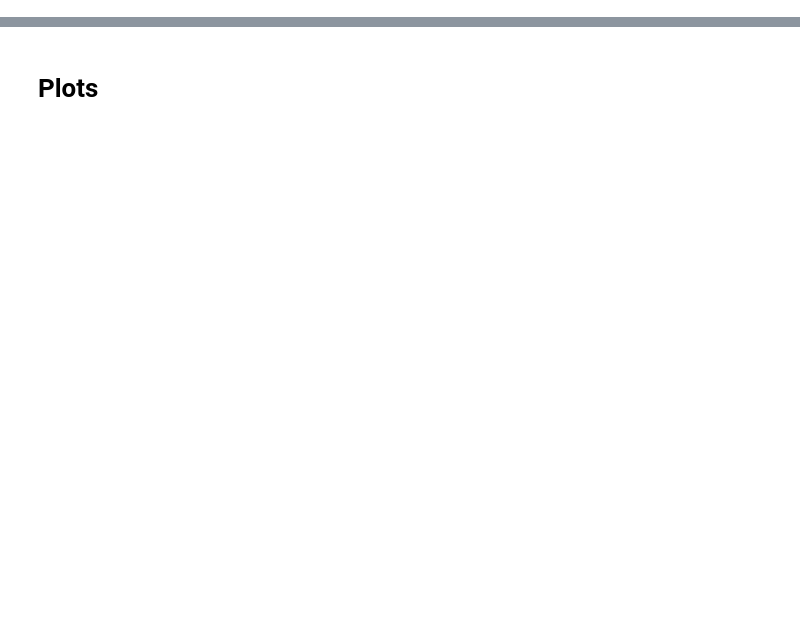
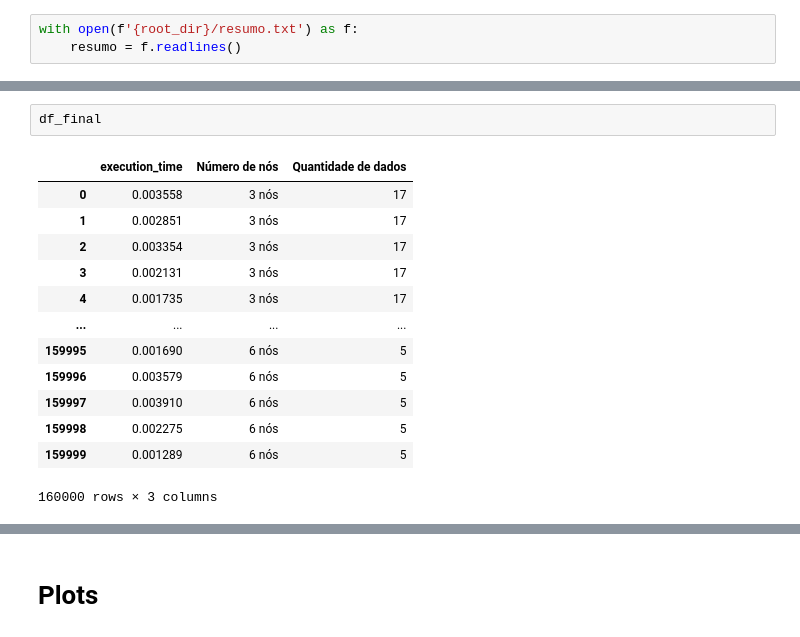
Before and after one commit to svponte/bdm, a Jupyter notebook: resultados/analise_resultados.ipynb, the cells around one changed output, grey strips where cells are left out. Cells and saved outputs as stored; diff of their text form; blank space fills up the shorter version.

```diff
--- a/resultados/analise_resultados.ipynb
+++ b/resultados/analise_resultados.ipynb
@@ -40,0 +10,3 @@ df_t.head()
+# %%
+with open(f'{root_dir}/resumo.txt') as f:
+    resumo = f.readlines()
@@ -40,0 +110,16 @@ df_t.head()
+# %%
+df_final
+# %% [output]
+|  | execution_time | Número de nós | Quantidade de dados |
+| 0 | 0.003558 | 3 nós | 17 |
+| 1 | 0.002851 | 3 nós | 17 |
+| 2 | 0.003354 | 3 nós | 17 |
+| 3 | 0.002131 | 3 nós | 17 |
+| 4 | 0.001735 | 3 nós | 17 |
+| ... | ... | ... | ... |
+| 159995 | 0.001690 | 6 nós | 5 |
+| 159996 | 0.003579 | 6 nós | 5 |
+| 159997 | 0.003910 | 6 nós | 5 |
+| 159998 | 0.002275 | 6 nós | 5 |
+| 159999 | 0.001289 | 6 nós | 5 |
+160000 rows × 3 columns
```
Also changed, not shown: parts of 57 cells of this notebook, 17 other files.
